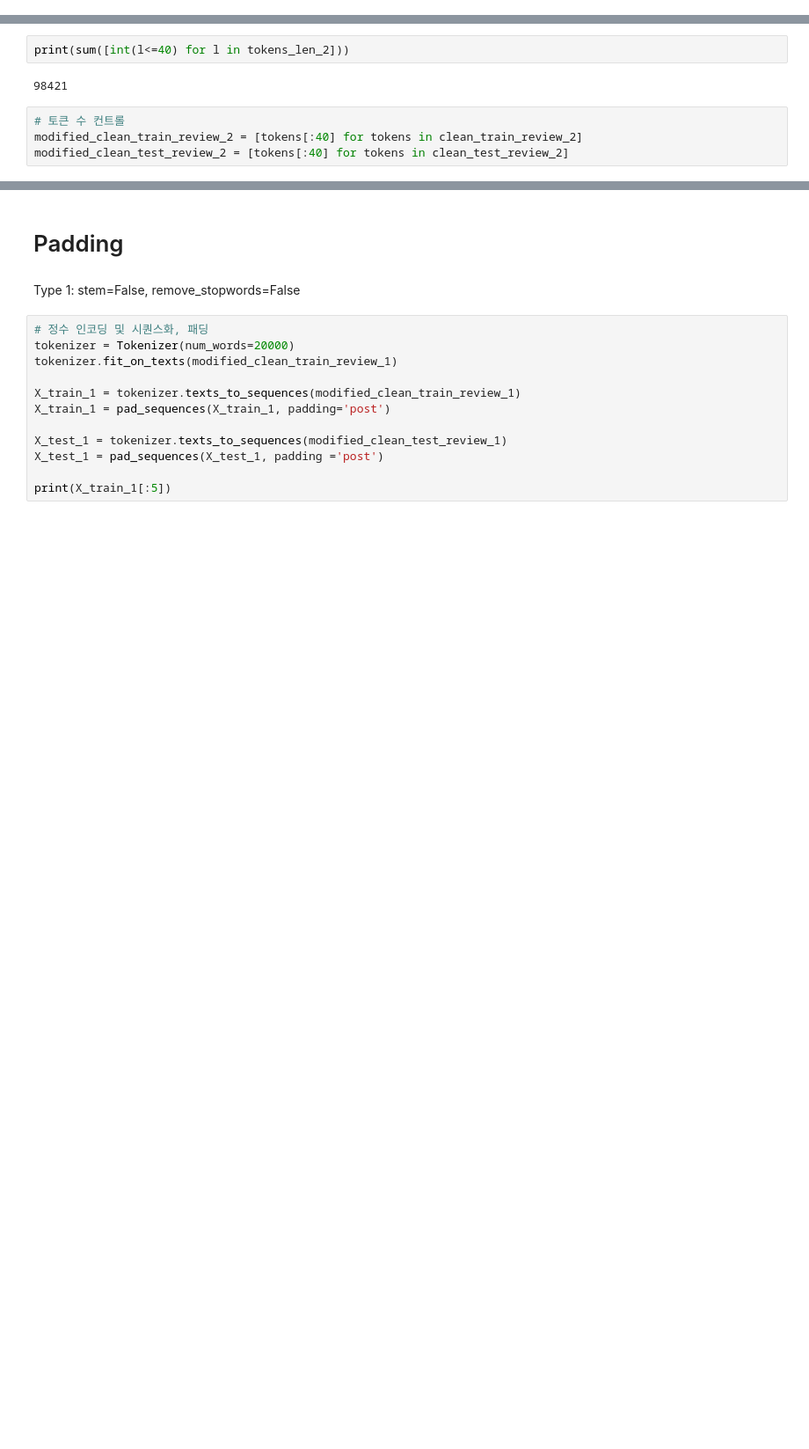
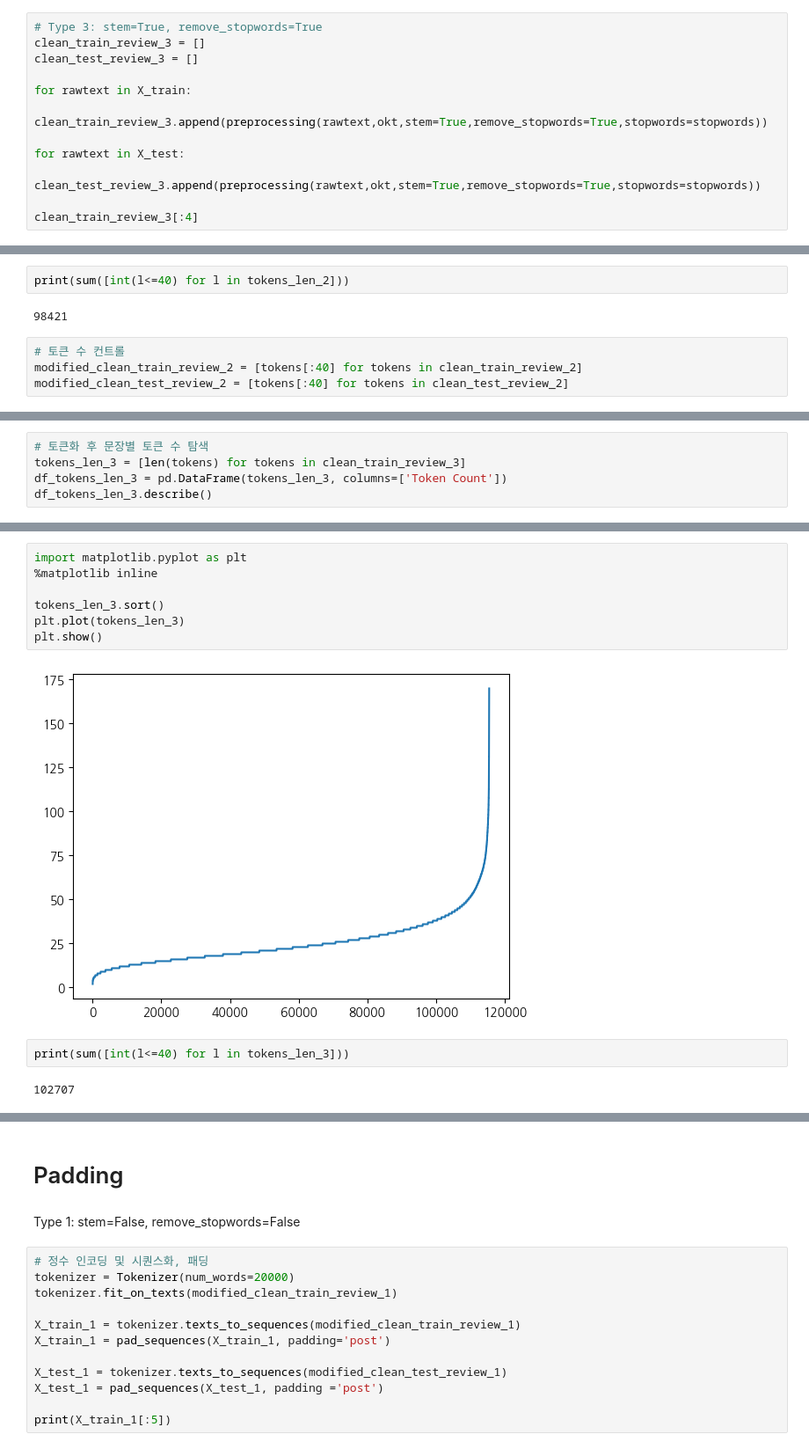
Before and after one commit to happytim92/compass, a Jupyter notebook: notebooks/preprocessing.ipynb, the cells around one changed output, grey strips where cells are left out. Shown: that part at 88% size. Cells and saved outputs as stored; diff of their text form; blank space fills up the shorter version.

Commit message:
add case type3

```diff
--- a/notebooks/preprocessing.ipynb
+++ b/notebooks/preprocessing.ipynb
@@ -348,0 +351,12 @@ clean_train_review_2[:4]
+# %%
+# Type 3: stem=True, remove_stopwords=True
+clean_train_review_3 = []
+clean_test_review_3 = []
+
+for rawtext in X_train:
+    clean_train_review_3.append(preprocessing(rawtext,okt,stem=True,remove_stopwords=True,stopwords=stopwords))
+
+for rawtext in X_test:
+    clean_test_review_3.append(preprocessing(rawtext,okt,stem=True,remove_stopwords=True,stopwords=stopwords))
+
+clean_train_review_3[:4]
@@ -418,0 +453,5 @@ modified_clean_test_review_2 = [tokens[:40] for tokens in clean_test_review_2]
+# %%
+# 토큰화 후 문장별 토큰 수 탐색
+tokens_len_3 = [len(tokens) for tokens in clean_train_review_3]
+df_tokens_len_3 = pd.DataFrame(tokens_len_3, columns=['Token Count'])
+df_tokens_len_3.describe()
@@ -418,0 +468,13 @@ modified_clean_test_review_2 = [tokens[:40] for tokens in clean_test_review_2]
+# %%
+import matplotlib.pyplot as plt
+%matplotlib inline
+
+tokens_len_3.sort()
+plt.plot(tokens_len_3)
+plt.show()
+# %% [output]
+[figure, added]
+# %%
+print(sum([int(l<=40) for l in tokens_len_3]))
+# %% [output]
+102707
```
Also changed, not shown: parts of 12 cells of this notebook.
